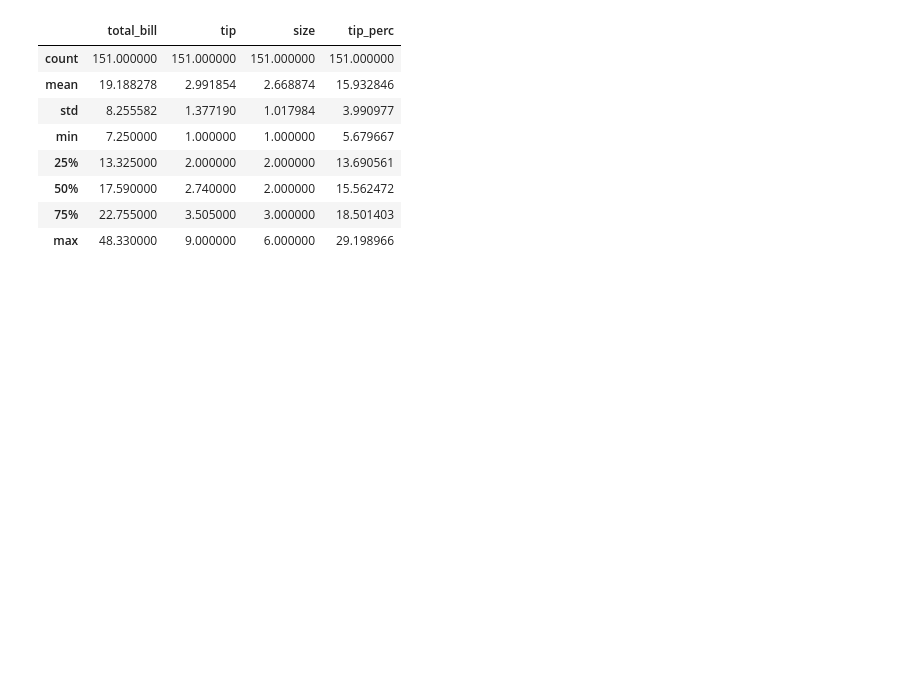
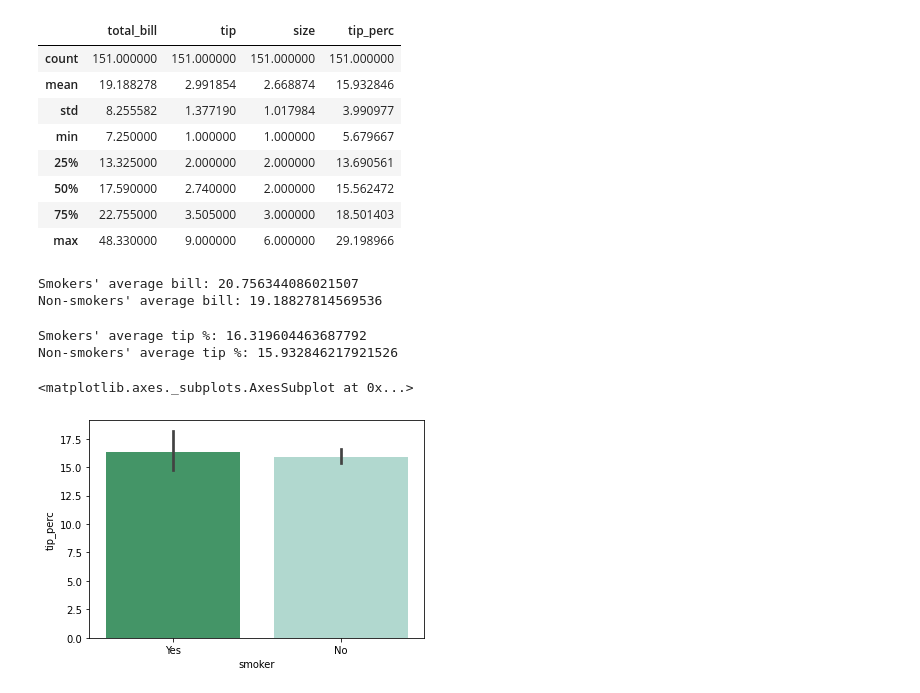
Before and after one commit to imeugeneco/data-visualization, a Jupyter notebook: seaborn-barplot.ipynb, the cells around one changed output. Drawn from its saved outputs; the diff is of its cells as text; code cells hidden in the pictures; blank space fills up the shorter version.

```diff
--- a/seaborn-barplot.ipynb
+++ b/seaborn-barplot.ipynb
@@ -113,3 +113,22 @@ non_smoker_data.describe()
 | 50% | 17.590000 | 2.740000 | 2.000000 | 15.562472 |
 | 75% | 22.755000 | 3.505000 | 3.000000 | 18.501403 |
 | max | 48.330000 | 9.000000 | 6.000000 | 29.198966 |
+# %%
+# Do smokers spend more?
+print(f"Smokers' average bill: {smoker_data['total_bill'].mean()}")
+print(f"Non-smokers' average bill: {non_smoker_data['total_bill'].mean()}")
+# %% [output]
+Smokers' average bill: 20.756344086021507
+Non-smokers' average bill: 19.18827814569536
+# %%
+# Do smokers tip more?
+print(f"Smokers' average tip %: {smoker_data['tip_perc'].mean()}")
+print(f"Non-smokers' average tip %: {non_smoker_data['tip_perc'].mean()}")
+# %% [output]
+Smokers' average tip %: 16.319604463687792
+Non-smokers' average tip %: 15.932846217921526
+# %%
+sns.barplot(x='smoker', y='tip_perc', data=tips, palette = 'BuGn_r')
+# %% [output]
+<matplotlib.axes._subplots.AxesSubplot at 0x...>
+[figure, added]
```
Also changed, not shown: 1 other file.
